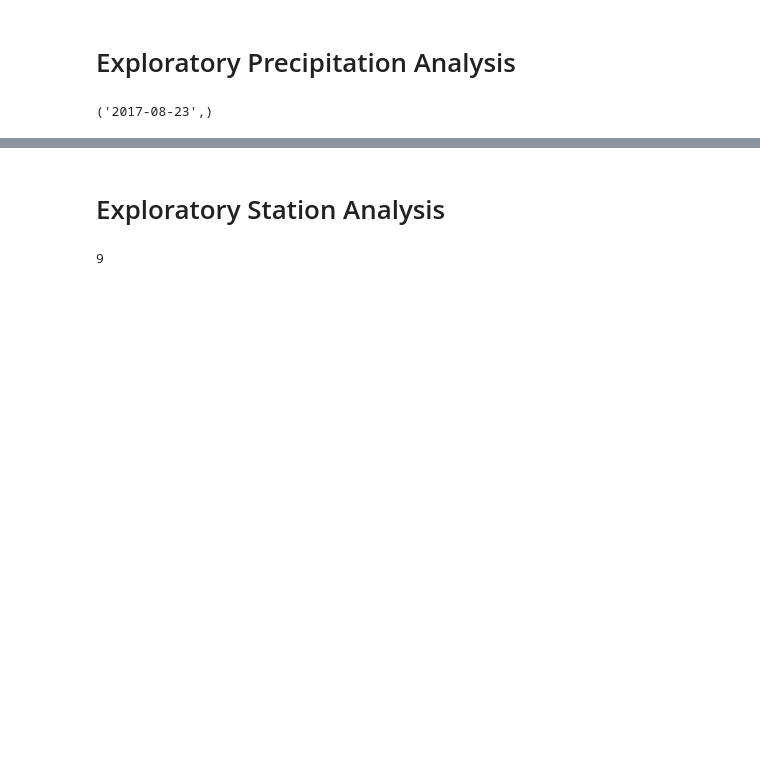
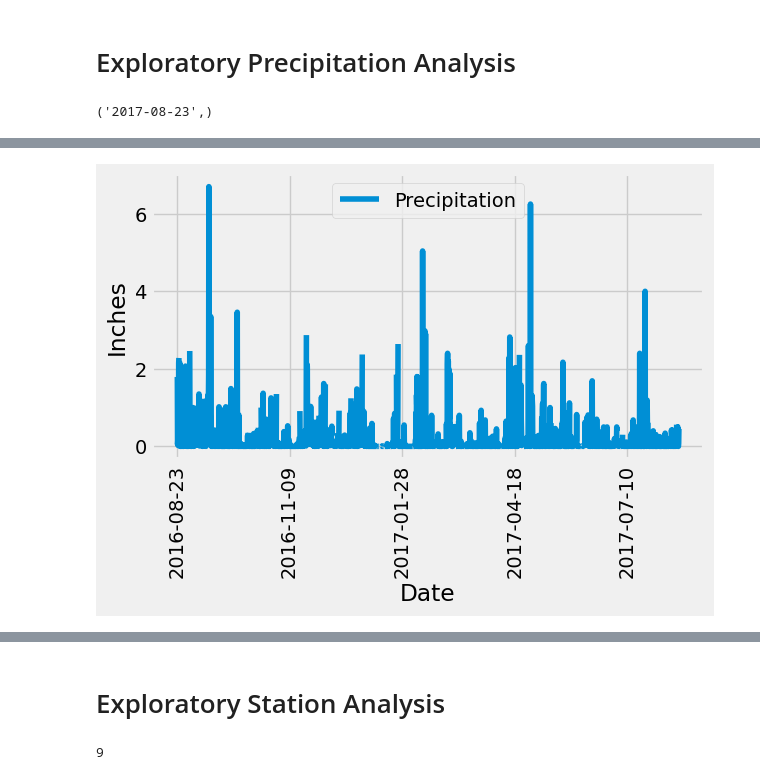
Before and after one commit to EmG3214/sqlalchemy-challenge, a Jupyter notebook: SurfsUp/climate_maincode.ipynb, the cells around one changed output, grey strips where cells are left out. Drawn from its saved outputs; the diff is of its cells as text; code cells hidden in the pictures; blank space fills up the shorter version.

```diff
--- a/SurfsUp/climate_maincode.ipynb
+++ b/SurfsUp/climate_maincode.ipynb
@@ -88,3 +67,10 @@ plt.bar(prcp_df["Date"], prcp_df["Precipication"])
+# %%
+prcp_df.plot(x="Date", y="Precipitation", rot= 90)
+plt.ylabel("Inches")
+plt.tight_layout()
+plt.show()
+# %% [output]
+[figure, added]
 # %%
 # Use Pandas to calculate the summary statistics for the precipitation data
 prcp_df.describe()
```
Also changed, not shown: parts of 9 cells of this notebook, 1 other file.
